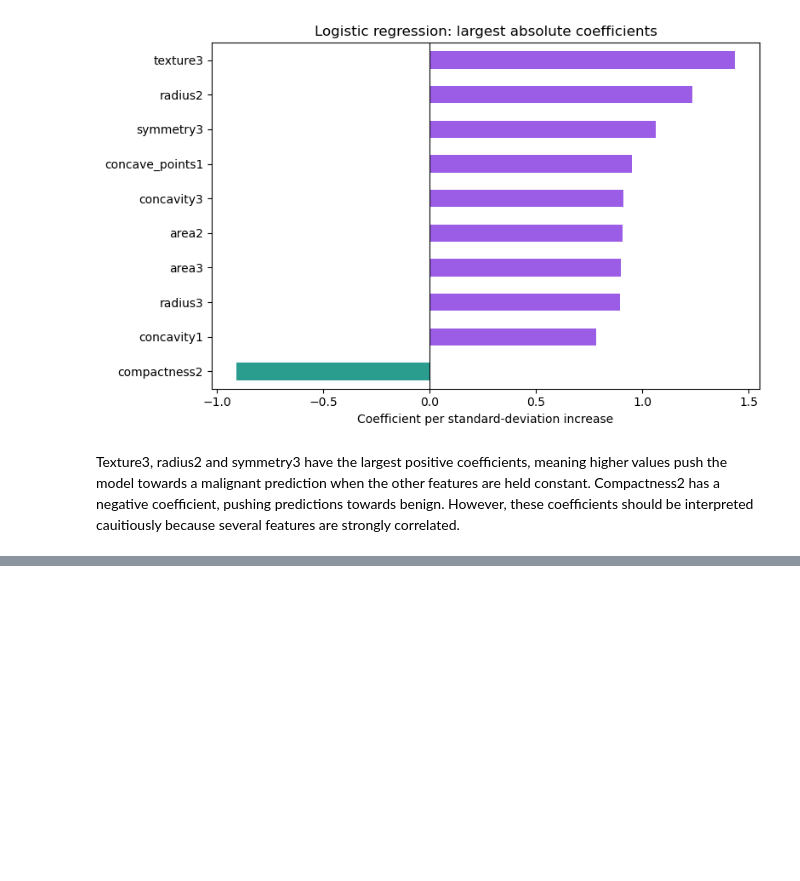
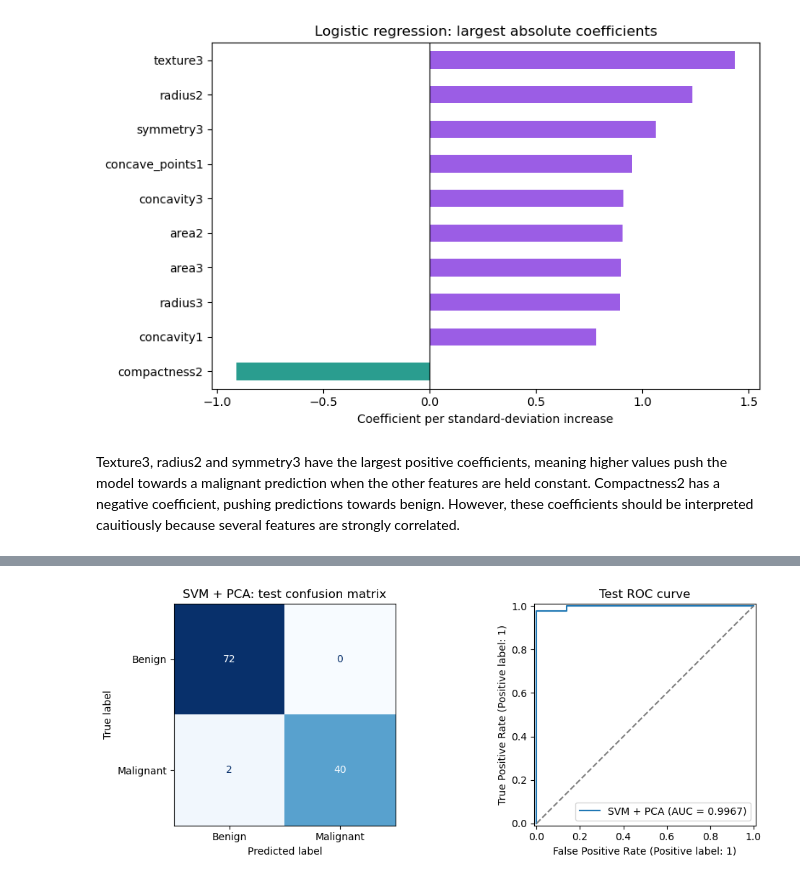
Before and after one commit to pmendez252/data_science-supervised_learning, a Jupyter notebook: notebooks/breast_cancer_classification.ipynb, the cells around one changed output, grey strips where cells are left out. Drawn from its saved outputs; the diff is of its cells as text; code cells hidden in the pictures; blank space fills up the shorter version.

Commit message:
Added all FS ad PCA models

```diff
--- a/notebooks/breast_cancer_classification.ipynb
+++ b/notebooks/breast_cancer_classification.ipynb
@@ -804,0 +608,6 @@ Esta es 100% IA, no me da la cabeza ahora para escribirlo pero quería dejarlo a
+# %%
+for name, search in fs_searches.items():
+    selector = search.best_estimator_.named_steps["selector"]
+    selected = X_train.columns[selector.get_support()].tolist()
+    print(f"\n{name}: {search.best_params_}")
+    print("Selected features:", selected)
@@ -804,0 +663,5 @@ Esta es 100% IA, no me da la cabeza ahora para escribirlo pero quería dejarlo a
+# %%
+for name, search in pca_searches.items():
+    pca = search.best_estimator_.named_steps["pca"]
+    print(f"\n{name}: {search.best_params_}")
+    print(f"Explained variance: {pca.explained_variance_ratio_.sum():.1%}")
@@ -804,0 +727,18 @@ Esta es 100% IA, no me da la cabeza ahora para escribirlo pero quería dejarlo a
+# %%
+y_pred = final_model.predict(X_test)
+y_score = final_model.decision_function(X_test)
+
+test_metrics = {
+    "accuracy": accuracy_score(y_test, y_pred),
+    "precision": precision_score(y_test, y_pred),
+    "recall": recall_score(y_test, y_pred),
+    "f1": f1_score(y_test, y_pred),
+    "roc_auc": roc_auc_score(y_test, y_score)
+}
+display(pd.Series(test_metrics, name=f"{best_name}: test score").round(4))
+
+test_cm = confusion_matrix(y_test, y_pred, labels=[0, 1])
+tn, fp, fn, tp = test_cm.ravel()
+print(f"Correct predictions: {tn + tp}/{len(y_test)}")
+print(f"False negatives (malignant predicted benign): {fn}")
+print(f"False positives (benign predicted malignant): {fp}")
@@ -804,0 +755,16 @@ Esta es 100% IA, no me da la cabeza ahora para escribirlo pero quería dejarlo a
+# %%
+fig, axes = plt.subplots(1, 2, figsize=(11, 4))
+
+ConfusionMatrixDisplay(
+    test_cm, display_labels=["Benign", "Malignant"]
+).plot(ax=axes[0], cmap="Blues", colorbar=False)
+axes[0].set_title(f"{best_name}: test confusion matrix")
+
+RocCurveDisplay.from_predictions(y_test, y_score, ax=axes[1])
+axes[1].plot([0, 1], [0, 1], "--", color="grey")
+axes[1].legend([f"{best_name} (AUC = {test_metrics['roc_auc']:.4f})"])
+axes[1].set_title("Test ROC curve")
+plt.tight_layout()
+plt.show()
+# %% [output]
+[figure, added]
```
Also changed, not shown: parts of 35 cells of this notebook.
